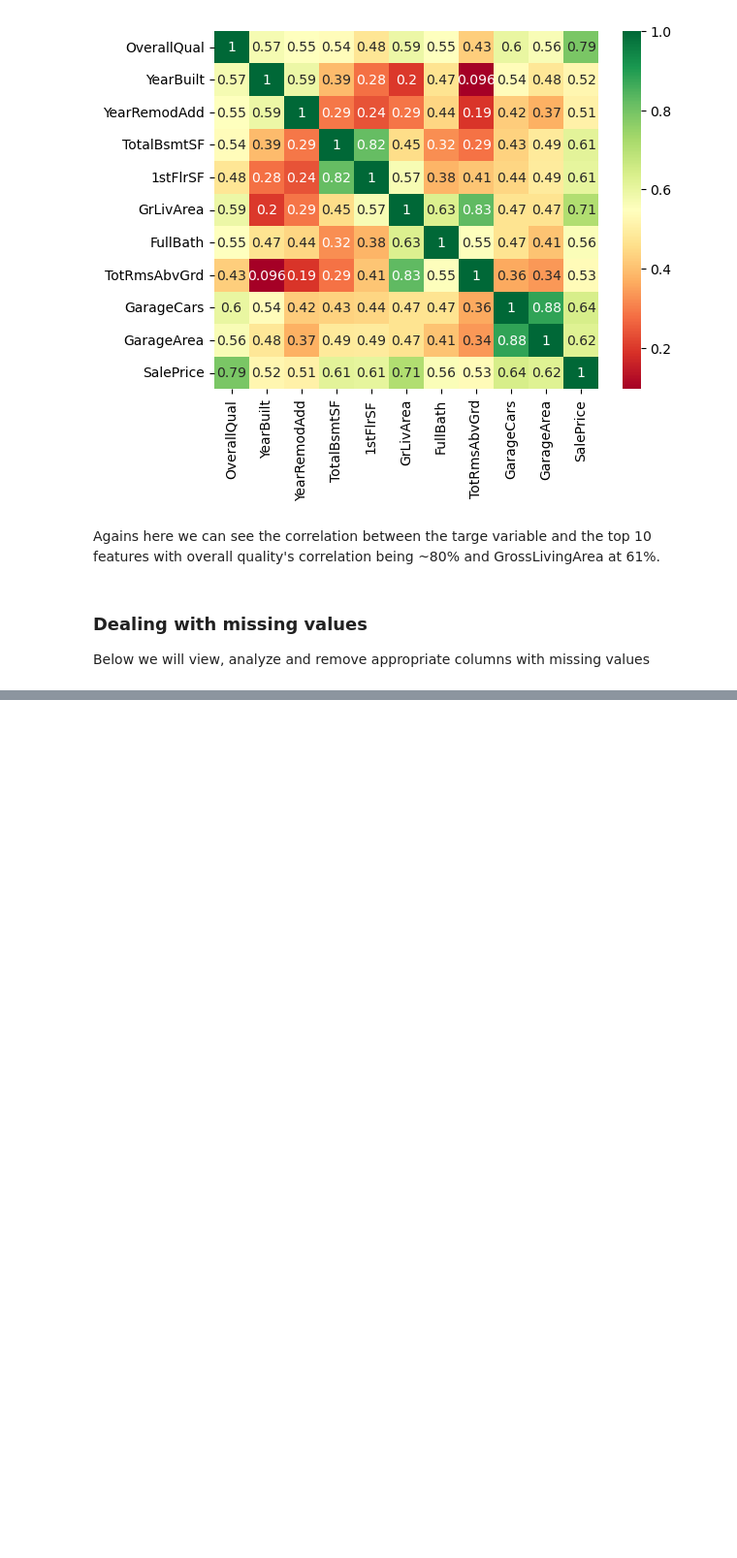
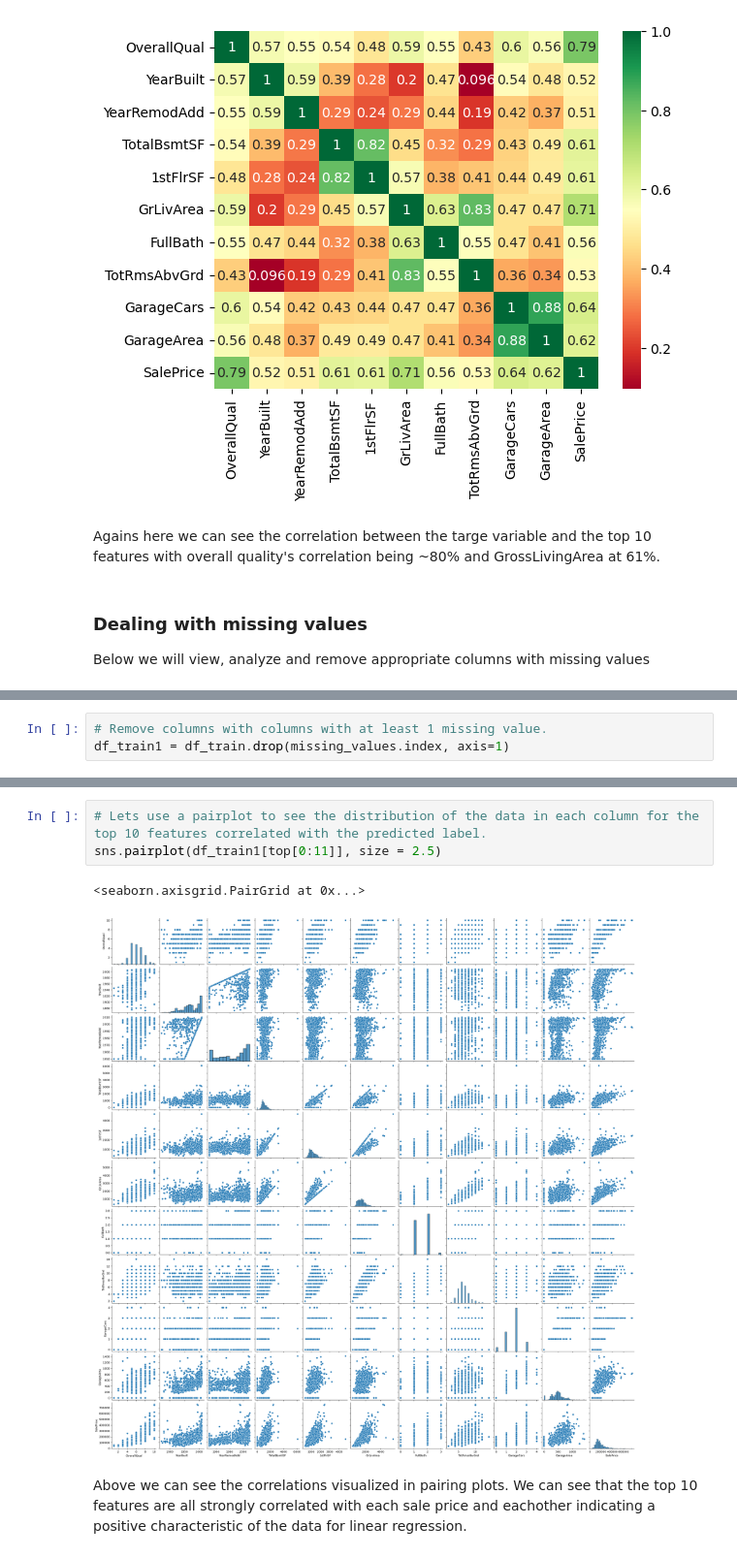
Before and after one commit to SMRain10/Housing-Price-Regression-Competition, a Jupyter notebook: 611_Project.ipynb, the cells around one changed output, grey strips where cells are left out. Shown at 97% size. Saved outputs shown, nothing was run; the diff lists cells and outputs as text; blank space fills up the shorter version.

Commit message:
data all preprocessed

```diff
--- a/611_Project.ipynb
+++ b/611_Project.ipynb
@@ -122,0 +126,3 @@ Looking at columns with missing values we can easily remove one with large amoun
+# %%
+# Remove columns with columns with at least 1 missing value.
+df_train1 = df_train.drop(missing_values.index, axis=1)
@@ -122,0 +143,8 @@ Looking at columns with missing values we can easily remove one with large amoun
+# %%
+# Lets use a pairplot to see the distribution of the data in each column for the top 10 features correlated with the predicted label.
+sns.pairplot(df_train1[top[0:11]], size = 2.5)
+# %% [output]
+<seaborn.axisgrid.PairGrid at 0x...>
+[figure, added]
+# %% [markdown]
+Above we can see the correlations visualized in pairing plots. We can see that the top 10 features are all strongly correlated with each sale price and eachother indicating a positive characteristic of the data for linear regression.
```
Also changed, not shown: parts of 19 cells of this notebook.
